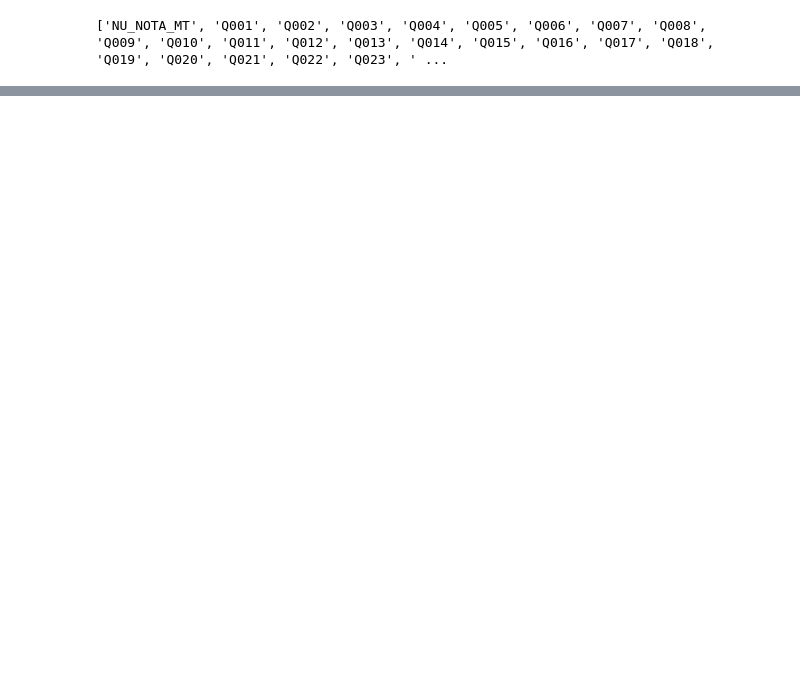
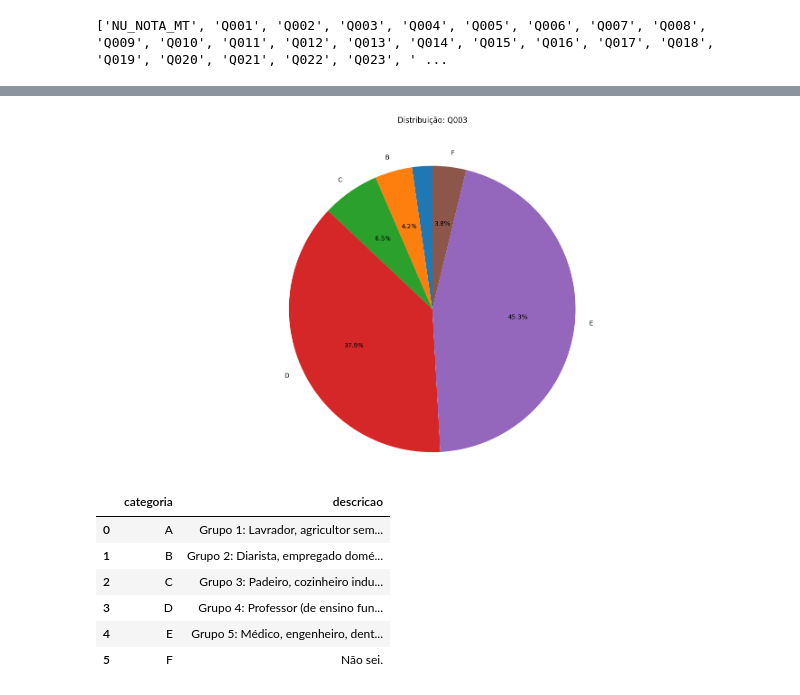
Before and after one commit to henriquefac/ciencia_de_dados_av1, a Jupyter notebook: notebook/quest_henri.ipynb, the cells around one changed output, grey strips where cells are left out. Drawn from its saved outputs; the diff is of its cells as text; code cells hidden in the pictures; blank space fills up the shorter version.

```diff
--- a/notebook/quest_henri.ipynb
+++ b/notebook/quest_henri.ipynb
@@ -77,0 +162,11 @@ limite_superior = Q3 + 1.5 * IQR
+# %%
+getPizza(df_group, variable[3])
+# %% [output]
+[figure, added]
+|  | categoria | descricao |
+| 0 | A | Grupo 1: Lavrador, agricultor sem... |
+| 1 | B | Grupo 2: Diarista, empregado domé... |
+| 2 | C | Grupo 3: Padeiro, cozinheiro indu... |
+| 3 | D | Grupo 4: Professor (de ensino fun... |
+| 4 | E | Grupo 5: Médico, engenheiro, dent... |
+| 5 | F | Não sei. |
```
Also changed, not shown: parts of 34 cells of this notebook.
